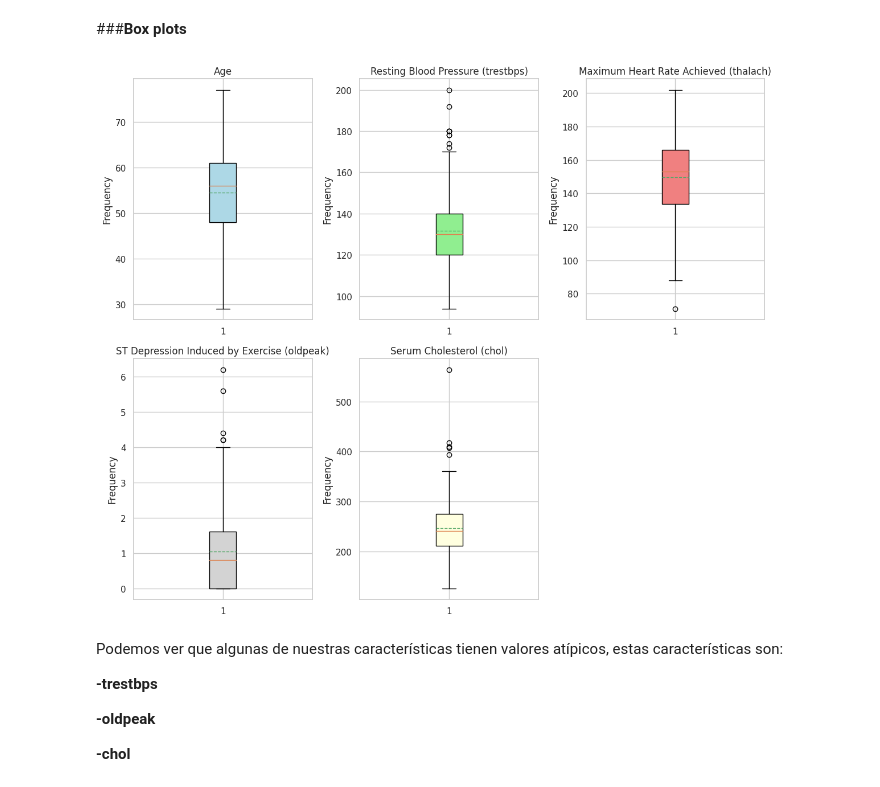
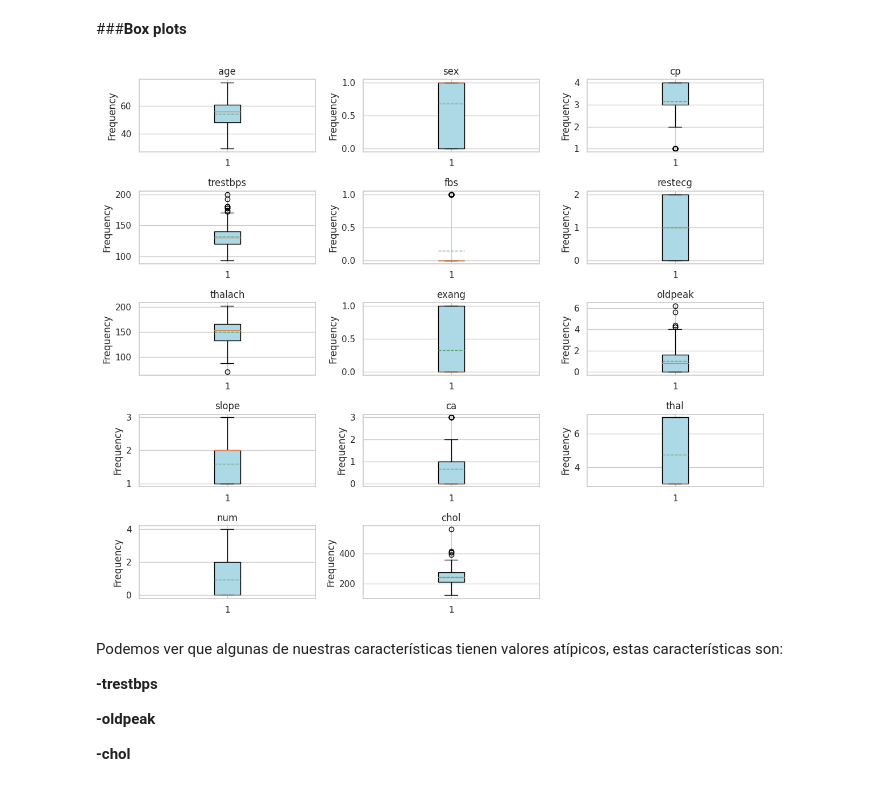
Before and after one commit to javel3232/cholesterol, a Jupyter notebook: EDA2.ipynb, the cells around one changed output. Cells and saved outputs as stored; diff of their text form; code cells hidden in the pictures.

```diff
--- a/EDA2.ipynb
+++ b/EDA2.ipynb
@@ -213,40 +261,30 @@ plt.show()
 [figure]
 # %% [markdown]
 ###**Box plots**
-# %%
-plt.figure(figsize=[12,10])
-
-sns.set(style="whitegrid")
-
-plt.subplot(231)
-plt.boxplot(x=df['age'], showmeans=True, meanline=True, patch_artist=True, boxprops=dict(facecolor='lightblue'))
-plt.title('Age')
-plt.ylabel('Frequency')
-
-plt.subplot(232)
-plt.boxplot(x=df['trestbps'], showmeans=True, meanline=True, patch_artist=True, boxprops=dict(facecolor='lightgreen'))
-plt.title('Resting Blood Pressure (trestbps)')
-plt.ylabel('Frequency')
-
-plt.subplot(233)
-plt.boxplot(x=df['thalach'], showmeans=True, meanline=True, patch_artist=True, boxprops=dict(facecolor='lightcoral'))
-plt.title('Maximum Heart Rate Achieved (thalach)')
-plt.ylabel('Frequency')
-
-plt.subplot(234)
-plt.boxplot(x=df['oldpeak'], showmeans=True, meanline=True, patch_artist=True, boxprops=dict(facecolor='lightgrey'))
-plt.title('ST Depression Induced by Exercise (oldpeak)')
-plt.ylabel('Frequency')
-
-plt.subplot(235)
-plt.boxplot(x=df['chol'], showmeans=True, meanline=True, patch_artist=True, boxprops=dict(facecolor='lightyellow'))
-plt.title('Serum Cholesterol (chol)')
-plt.ylabel('Frequency')
-
-plt.tight_layout()
-plt.show()
-# %% [output]
-[figure, removed]
+# %%
+def plot_boxplots(df, variables, figsize=(12, 10)):
+
+    num_variables = len(variables)
+    num_cols = 3
+    num_rows = (num_variables - 1) // num_cols + 1
+
+    plt.figure(figsize=figsize)
+
+    sns.set(style="whitegrid")
+
+    for i, var in enumerate(variables, 1):
+        plt.subplot(num_rows, num_cols, i)
+        plt.boxplot(x=df[var], showmeans=True, meanline=True, patch_artist=True, boxprops=dict(facecolor='lightblue'))
+        plt.title(var)
+        plt.ylabel('Frequency')
+
+    plt.tight_layout()
+    plt.show()
+
+variables = df.columns
+plot_boxplots(df, variables)
+# %% [output]
+[figure, added]
 # %% [markdown]
 Podemos ver que algunas de nuestras características tienen valores atípicos, estas características son:
 
```
Also changed, not shown: parts of 12 cells of this notebook.
